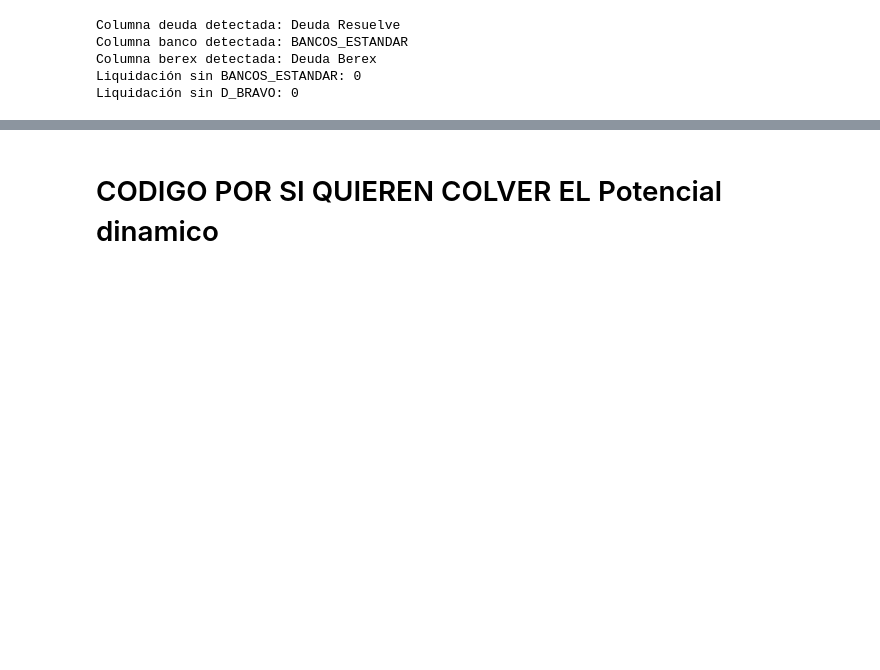
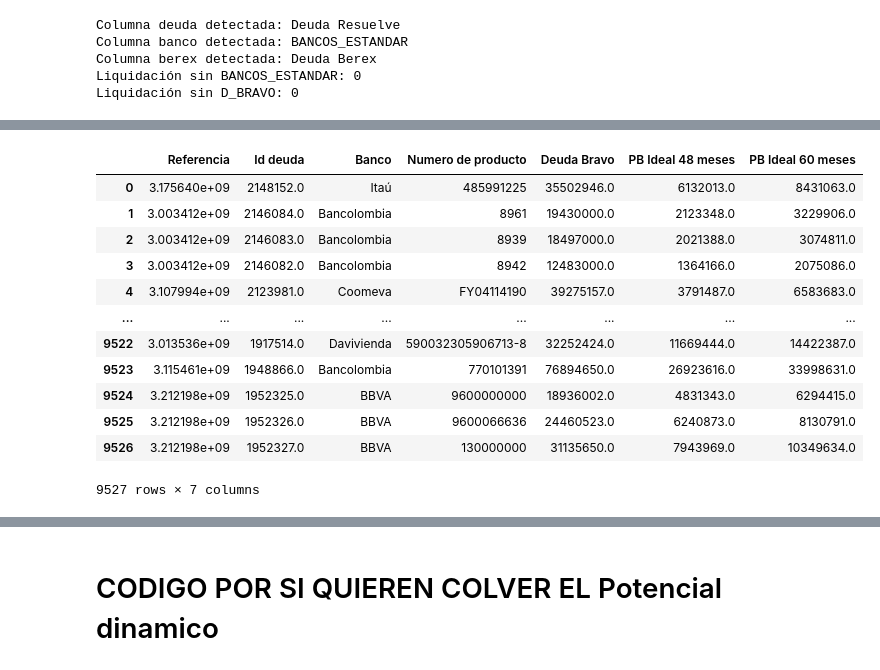
Before and after one commit to Robert1417/Seguimiento_cartera-mes-, a Jupyter notebook: EJECUCIÓN_DIARIA_TIMELINE_CARTERA.ipynb, the cells around one changed output, grey strips where cells are left out. Drawn from its saved outputs; the diff is of its cells as text; code cells hidden in the pictures; blank space fills up the shorter version.

```diff
--- a/EJECUCIÓN_DIARIA_TIMELINE_CARTERA.ipynb
+++ b/EJECUCIÓN_DIARIA_TIMELINE_CARTERA.ipynb
@@ -1724,0 +2032,16 @@ df_timeline_final
+# %%
+df
+# %% [output]
+|  | Referencia | Id deuda | Banco | Numero de producto | Deuda Bravo | PB Ideal 48 meses | PB Ideal 60 meses |
+| 0 | 3.175640e+09 | 2148152.0 | Itaú | 485991225 | 35502946.0 | 6132013.0 | 8431063.0 |
+| 1 | 3.003412e+09 | 2146084.0 | Bancolombia | 8961 | 19430000.0 | 2123348.0 | 3229906.0 |
+| 2 | 3.003412e+09 | 2146083.0 | Bancolombia | 8939 | 18497000.0 | 2021388.0 | 3074811.0 |
+| 3 | 3.003412e+09 | 2146082.0 | Bancolombia | 8942 | 12483000.0 | 1364166.0 | 2075086.0 |
+| 4 | 3.107994e+09 | 2123981.0 | Coomeva | FY04114190 | 39275157.0 | 3791487.0 | 6583683.0 |
+| ... | ... | ... | ... | ... | ... | ... | ... |
+| 9522 | 3.013536e+09 | 1917514.0 | Davivienda | 590032305906713-8 | 32252424.0 | 11669444.0 | 14422387.0 |
+| 9523 | 3.115461e+09 | 1948866.0 | Bancolombia | 770101391 | 76894650.0 | 26923616.0 | 33998631.0 |
+| 9524 | 3.212198e+09 | 1952325.0 | BBVA | 9600000000 | 18936002.0 | 4831343.0 | 6294415.0 |
+| 9525 | 3.212198e+09 | 1952326.0 | BBVA | 9600066636 | 24460523.0 | 6240873.0 | 8130791.0 |
+| 9526 | 3.212198e+09 | 1952327.0 | BBVA | 130000000 | 31135650.0 | 7943969.0 | 10349634.0 |
+9527 rows × 7 columns
```
Also changed, not shown: parts of 36 cells of this notebook.
